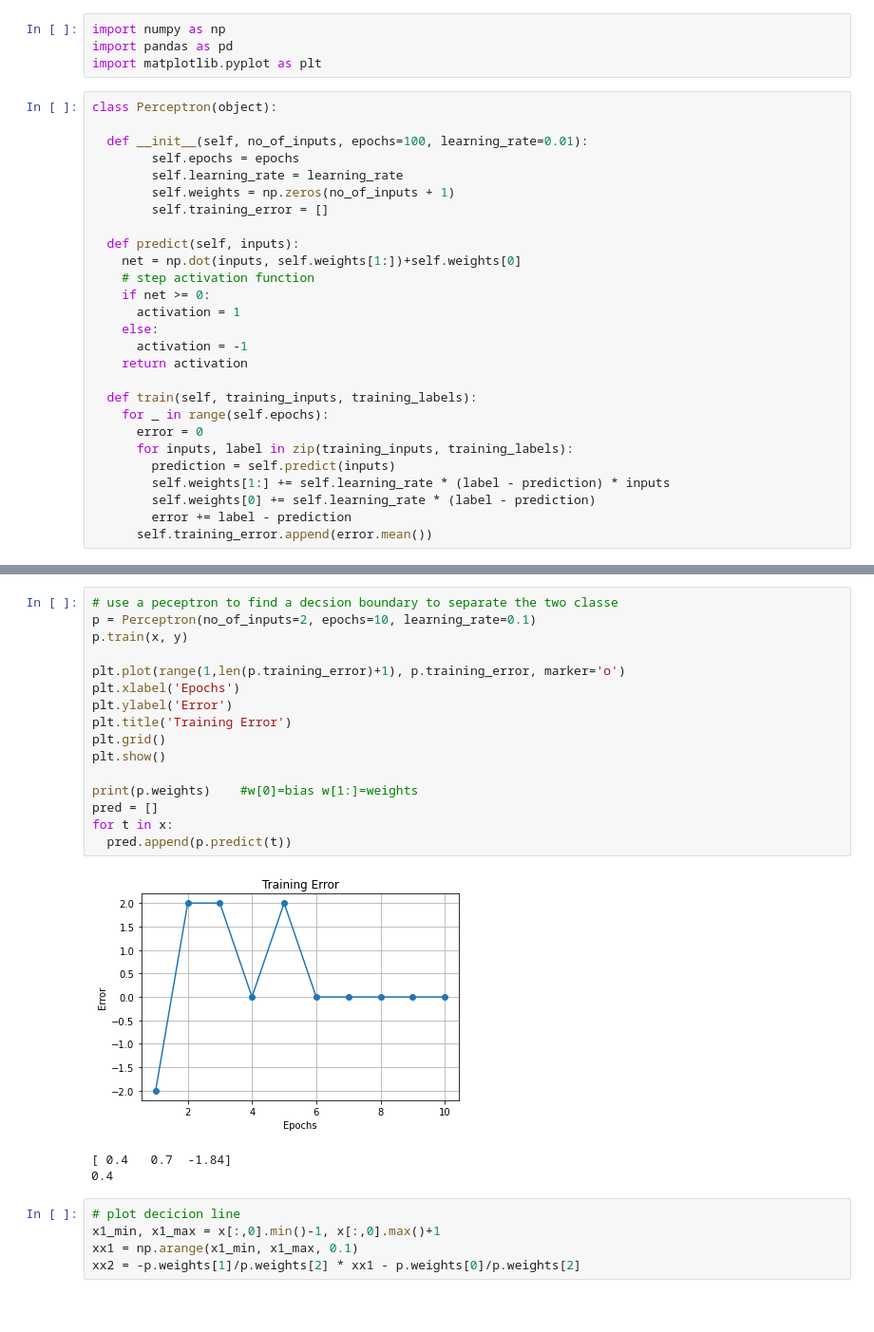
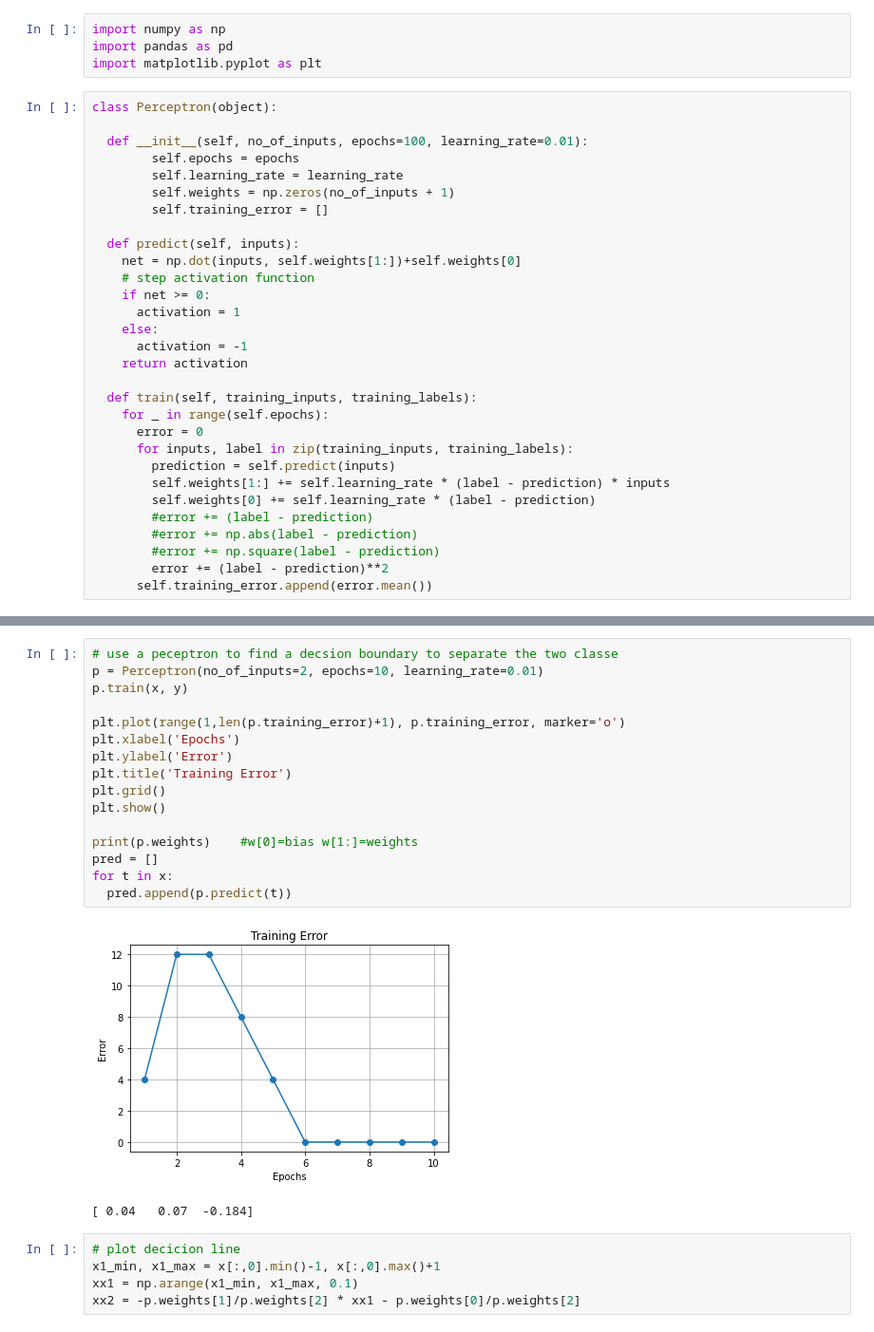
Before and after one commit to ibribr/DT8807, a Jupyter notebook: perceptron.ipynb, the cells around one changed output, grey strips where cells are left out. Shown: that part at 95% size. Saved outputs shown, nothing was run; the diff lists cells and outputs as text; blank space fills up the shorter version.

```diff
--- a/perceptron.ipynb
+++ b/perceptron.ipynb
@@ -31,7 +31,10 @@ class Perceptron(object):
         prediction = self.predict(inputs)
         self.weights[1:] += self.learning_rate * (label - prediction) * inputs
         self.weights[0] += self.learning_rate * (label - prediction)
-        error += label - prediction
+        #error += (label - prediction)
+        #error += np.abs(label - prediction)
+        #error += np.square(label - prediction)
+        error += (label - prediction)**2
       self.training_error.append(error.mean())
 # %%
 # test perceptron with IRIS data
@@ -64,23 +80,22 @@ print(x.shape)
 # %%
 # use a peceptron to find a decsion boundary to separate the two classe
-p = Perceptron(no_of_inputs=2, epochs=10, learning_rate=0.1)
+p = Perceptron(no_of_inputs=2, epochs=10, learning_rate=0.01)
 p.train(x, y)
 
 plt.plot(range(1,len(p.training_error)+1), p.training_error, marker='o')
 plt.xlabel('Epochs')
 plt.ylabel('Error')
 plt.title('Training Error')
 plt.grid()
 plt.show()
 
 print(p.weights)    #w[0]=bias w[1:]=weights
 pred = []
 for t in x:
   pred.append(p.predict(t))
 # %% [output]
-[figure, old version]
+[figure, new version]
-[ 0.4   0.7  -1.84]
-0.4
+[ 0.04   0.07  -0.184]
 # %%
 # plot decicion line
 x1_min, x1_max = x[:,0].min()-1, x[:,0].max()+1
```
Also changed, not shown: parts of 2 cells of this notebook.
